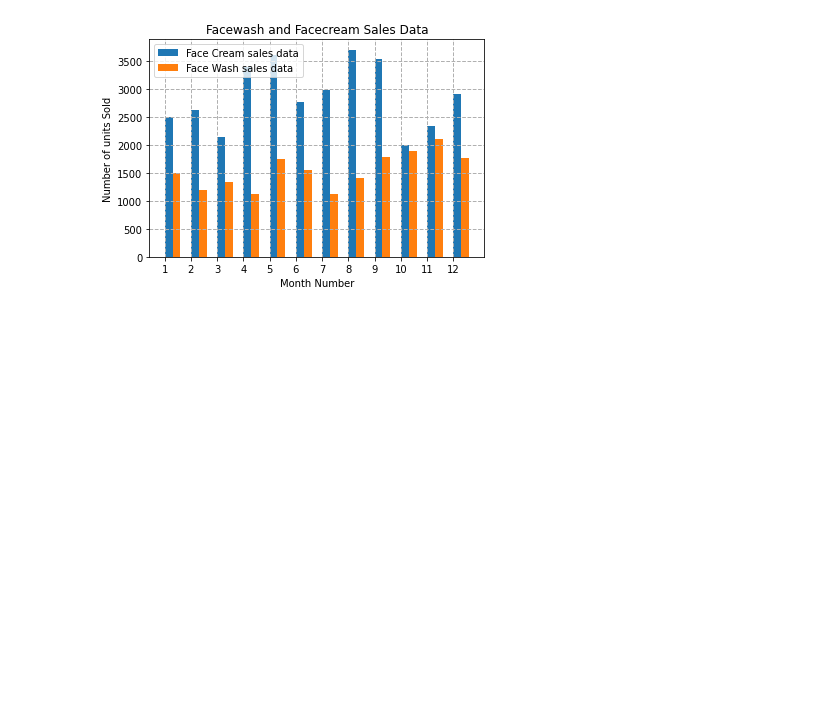
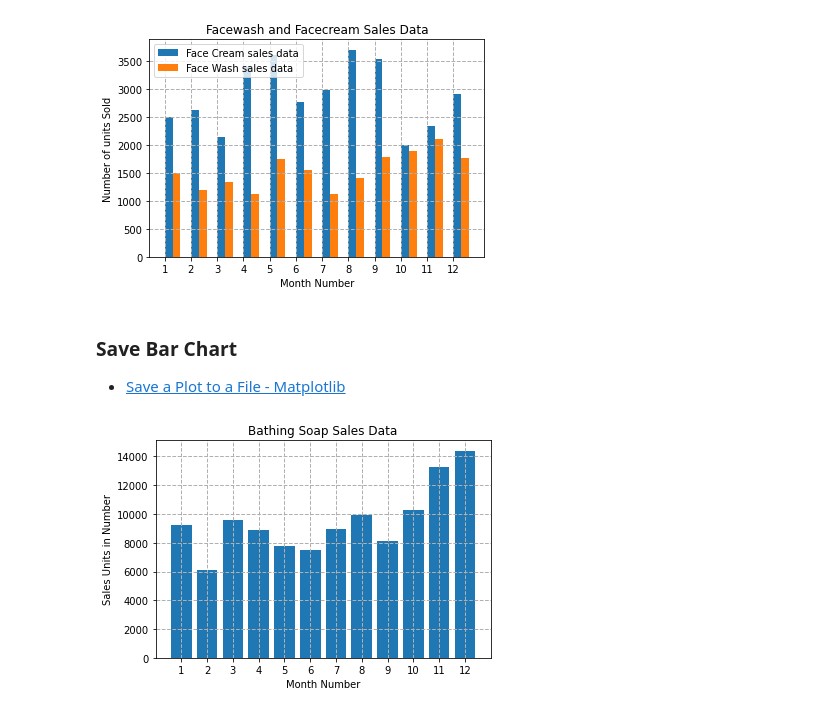
Before and after one commit to andrevks/learning-python-for-ml, a Jupyter notebook: 05-questions-module-1.ipynb, the cells around one changed output. Drawn from its saved outputs; the diff is of its cells as text; code cells hidden in the pictures; blank space fills up the shorter version.

Commit message:
build: bathing soap sales bar chart

```diff
--- a/05-questions-module-1.ipynb
+++ b/05-questions-module-1.ipynb
@@ -380,3 +378,25 @@ plt.legend(loc='upper left')
 plt.show()
 # %% [output]
 [figure]
+# %% [markdown]
+### Save Bar Chart
+
+- [Save a Plot to a File - Matplotlib](https://chartio.com/resources/tutorials/how-to-save-a-plot-to-a-file-using-matplotlib/)
+# %%
+#Q14 - Read sales data of bathing soap of all months and show it using a bar chart.
+#Save this plot to your hard disk
+
+
+bathing_soap = sales_df['bathingsoap'].to_list()
+
+plt.bar(x=months, height= bathing_soap )
+plt.title('Bathing Soap Sales Data')
+plt.xlabel('Month Number')
+plt.ylabel('Sales Units in Number')
+plt.xticks(months)
+plt.grid(linestyle='--',linewidth=1)
+#Saving chart
+plt.savefig('bathing_soap_sales',dpi=1080)
+plt.show()
+# %% [output]
+[figure, added]
```
Also changed, not shown: parts of 3 cells of this notebook, 1 other file.
